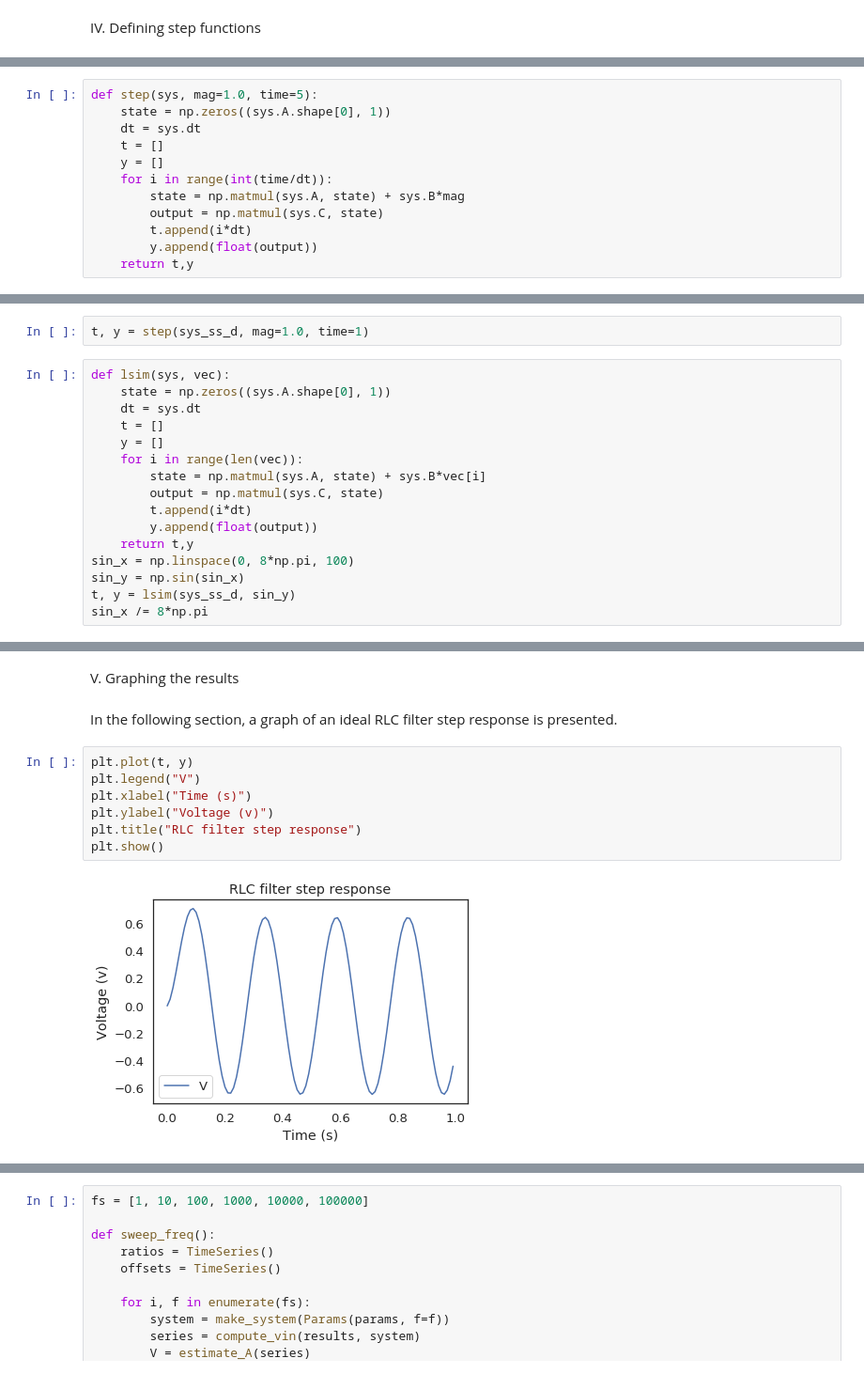
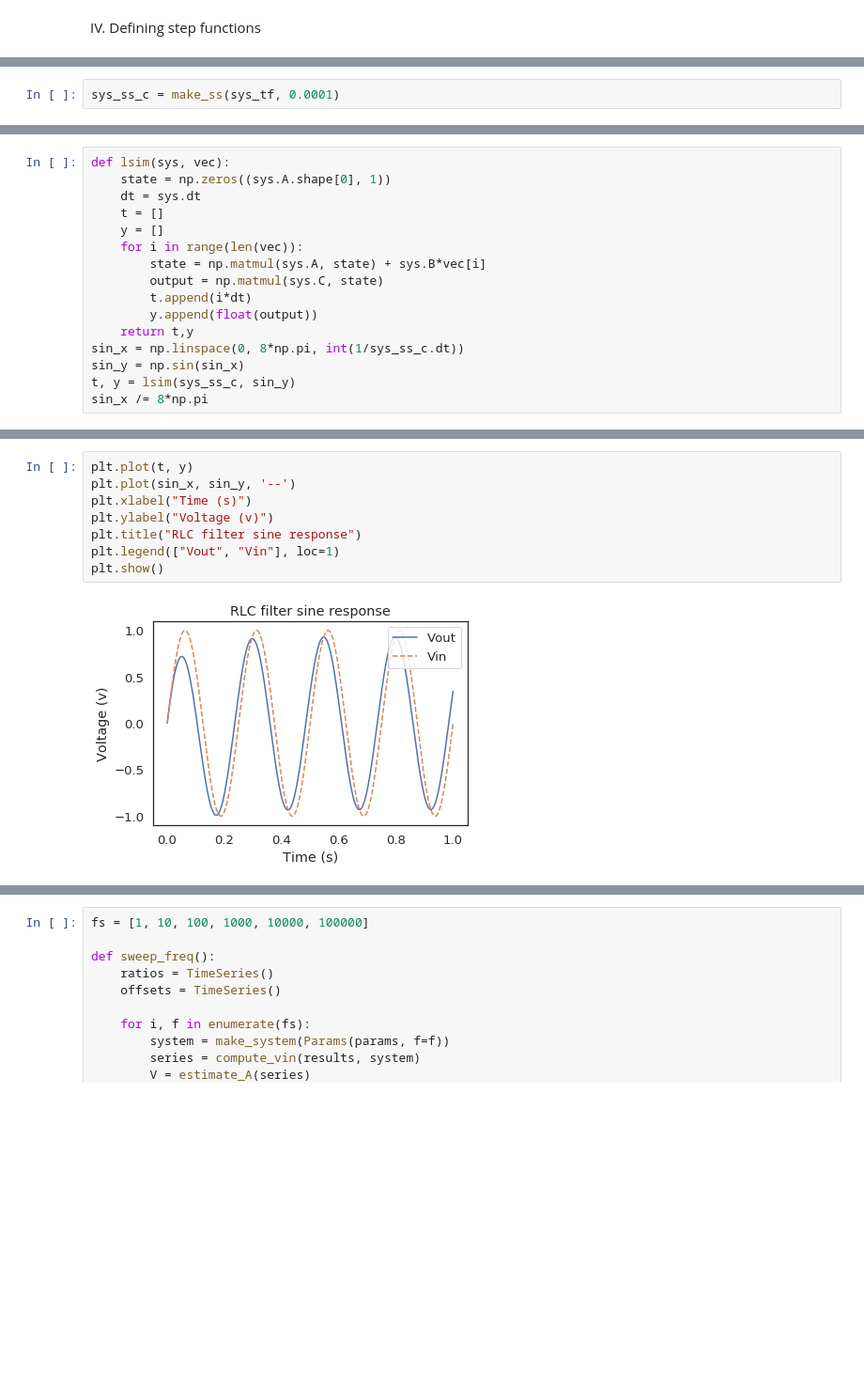
Before and after one commit to solomondg/ModSim_Proj2, a Jupyter notebook: notebook.ipynb, the cells around one changed output, grey strips where cells are left out. Shown at 94% size. Cells and saved outputs as stored; diff of their text form; blank space fills up the shorter version.

```diff
--- a/notebook.ipynb
+++ b/notebook.ipynb
@@ -121,0 +168,2 @@ A step function is used to simulate the step response of the circuit. "Matmul" (
+# %%
+sys_ss_c = make_ss(sys_tf, 0.0001)
@@ -122,12 +184,16 @@ A step function is used to simulate the step response of the circuit. "Matmul" (
 # %%
-def step(sys, mag=1.0, time=5):
+def lsim(sys, vec):
     state = np.zeros((sys.A.shape[0], 1))
     dt = sys.dt
     t = []
     y = []
-    for i in range(int(time/dt)):
-        state = np.matmul(sys.A, state) + sys.B*mag
+    for i in range(len(vec)):
+        state = np.matmul(sys.A, state) + sys.B*vec[i]
         output = np.matmul(sys.C, state)
         t.append(i*dt)
         y.append(float(output))
     return t,y
+sin_x = np.linspace(0, 8*np.pi, int(1/sys_ss_c.dt))
+sin_y = np.sin(sin_x)
+t, y = lsim(sys_ss_c, sin_y)
+sin_x /= 8*np.pi
@@ -134,18 +202,0 @@ def step(sys, mag=1.0, time=5):
-# %%
-t, y = step(sys_ss_d, mag=1.0, time=1)
-# %%
-def lsim(sys, vec):
-    state = np.zeros((sys.A.shape[0], 1))
-    dt = sys.dt
-    t = []
-    y = []
-    for i in range(len(vec)):
-        state = np.matmul(sys.A, state) + sys.B*vec[i]
-        output = np.matmul(sys.C, state)
-        t.append(i*dt)
-        y.append(float(output))
-    return t,y
-sin_x = np.linspace(0, 8*np.pi, 100)
-sin_y = np.sin(sin_x)
-t, y = lsim(sys_ss_d, sin_y)
-sin_x /= 8*np.pi
@@ -173,13 +203,10 @@ array([0.        , 0.01010101, 0.02020202, 0.03030303, 0.04040404,
-# %% [markdown]
-V. Graphing the results
-# %% [markdown]
-In the following section, a graph of an ideal RLC filter step response is presented.
 # %%
 plt.plot(t, y)
-plt.legend("V")
+plt.plot(sin_x, sin_y, '--')
 plt.xlabel("Time (s)")
 plt.ylabel("Voltage (v)")
-plt.title("RLC filter step response")
+plt.title("RLC filter sine response")
+plt.legend(["Vout", "Vin"], loc=1)
 plt.show()
 # %% [output]
-[figure, old version]
+[figure, new version]
```
Also changed, not shown: parts of 46 cells of this notebook.
